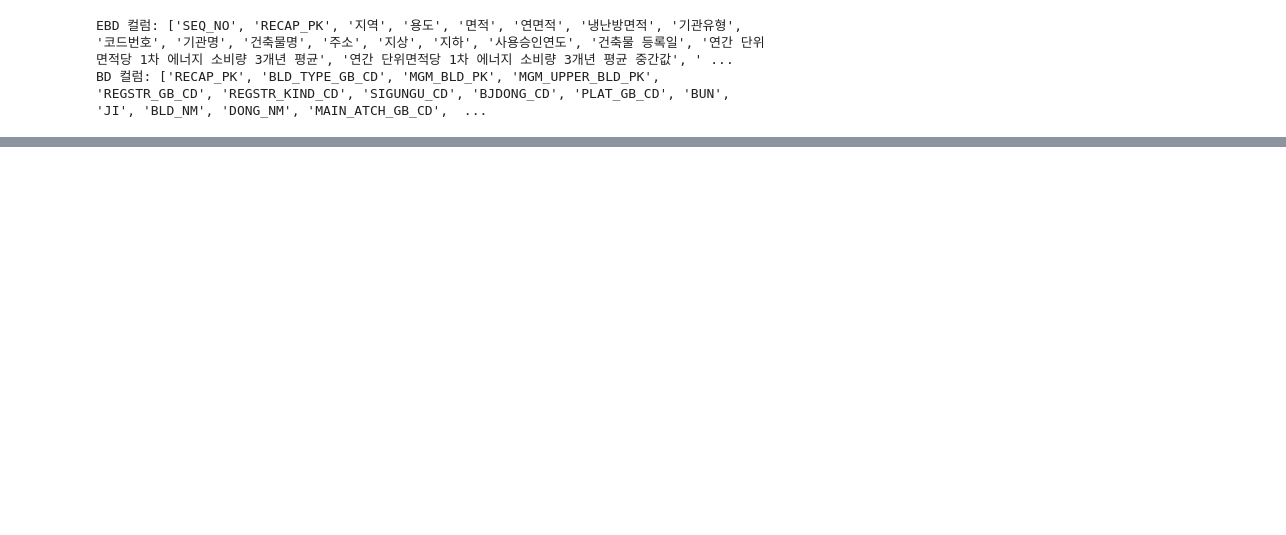
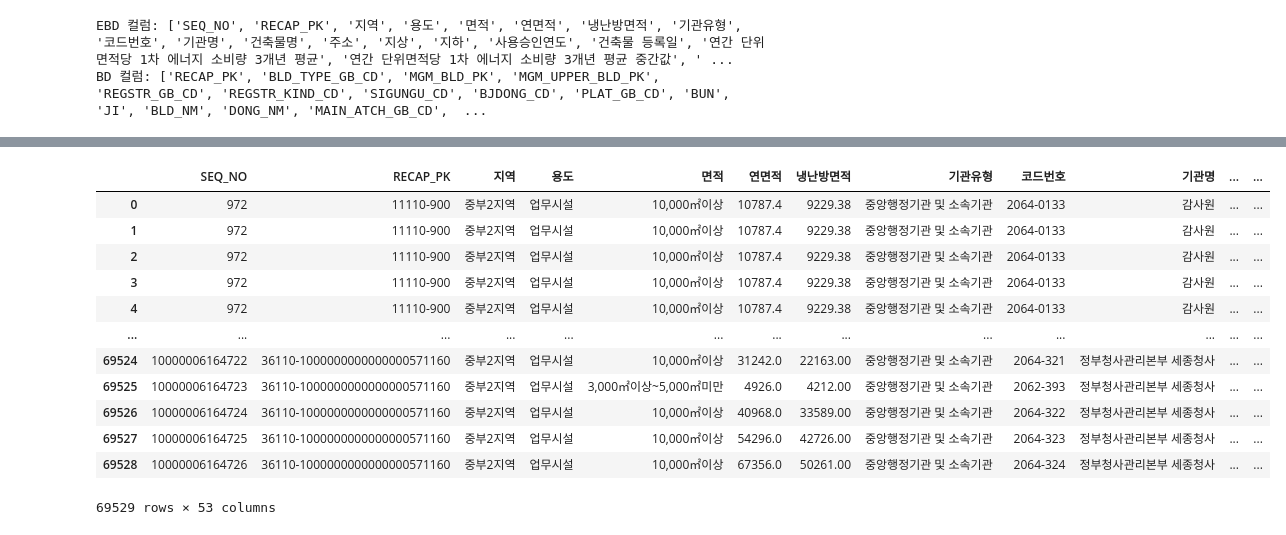
Before and after one commit to P-oong/REB_green-remodeling-project, a Jupyter notebook: 01_matching_energy_buildings/notebooks/2차작업장.ipynb, the cells around one changed output, grey strips where cells are left out. Saved outputs shown, nothing was run; the diff lists cells and outputs as text; code cells hidden in the pictures; blank space fills up the shorter version.

```diff
--- a/01_matching_energy_buildings/notebooks/2차작업장.ipynb
+++ b/01_matching_energy_buildings/notebooks/2차작업장.ipynb
@@ -79,0 +40,13 @@ Name: TOTAREA, Length: 13712, dtype: float64
+# %%
+# EBD: '사용승인연도'를 datetime으로 변환 (형식이 YYYY-MM-DD이므로 format 지정)
+ebd['사용승인연도'] = pd.to_datetime(ebd['사용승인연도'], format='%Y-%m-%d', errors='coerce')
+
+# BD: 'USE_DATE'를 float에서 datetime으로 변환
+# NaN 값은 pd.NaT로 처리합니다.
+bd['USE_DATE'] = bd['USE_DATE'].apply(
+    lambda x: pd.to_datetime(str(int(x)), format='%Y%m%d', errors='coerce') if pd.notnull(x) else pd.NaT
+)
+
+# 병합을 위해 두 컬럼을 동일한 문자열 형식으로 변경 (원한다면 datetime 그대로도 사용 가능)
+ebd['사용승인연도'] = ebd['사용승인연도'].dt.strftime('%Y-%m-%d')
+bd['USE_DATE'] = bd['USE_DATE'].dt.strftime('%Y-%m-%d')
@@ -79,0 +470,17 @@ Name: TOTAREA, Length: 13712, dtype: float64
+# %%
+merged_ebd = pd.merge(ebd, bd, on='RECAP_PK', how='left', suffixes=('_ebd', '_bd'))
+merged_ebd
+# %% [output]
+|  | SEQ_NO | RECAP_PK | 지역 | 용도 | 면적 | 연면적 | 냉난방면적 | 기관유형 | 코드번호 | 기관명 | ... | ... |
+| 0 | 972 | 11110-900 | 중부2지역 | 업무시설 | 10,000㎡이상 | 10787.4 | 9229.38 | 중앙행정기관 및 소속기관 | 2064-0133 | 감사원 | ... | ... |
+| 1 | 972 | 11110-900 | 중부2지역 | 업무시설 | 10,000㎡이상 | 10787.4 | 9229.38 | 중앙행정기관 및 소속기관 | 2064-0133 | 감사원 | ... | ... |
+| 2 | 972 | 11110-900 | 중부2지역 | 업무시설 | 10,000㎡이상 | 10787.4 | 9229.38 | 중앙행정기관 및 소속기관 | 2064-0133 | 감사원 | ... | ... |
+| 3 | 972 | 11110-900 | 중부2지역 | 업무시설 | 10,000㎡이상 | 10787.4 | 9229.38 | 중앙행정기관 및 소속기관 | 2064-0133 | 감사원 | ... | ... |
+| 4 | 972 | 11110-900 | 중부2지역 | 업무시설 | 10,000㎡이상 | 10787.4 | 9229.38 | 중앙행정기관 및 소속기관 | 2064-0133 | 감사원 | ... | ... |
+| ... | ... | ... | ... | ... | ... | ... | ... | ... | ... | ... | ... | ... |
+| 69524 | 10000006164722 | 36110-1000000000000000571160 | 중부2지역 | 업무시설 | 10,000㎡이상 | 31242.0 | 22163.00 | 중앙행정기관 및 소속기관 | 2064-321 | 정부청사관리본부 세종청사 | ... | ... |
+| 69525 | 10000006164723 | 36110-1000000000000000571160 | 중부2지역 | 업무시설 | 3,000㎡이상~5,000㎡미만 | 4926.0 | 4212.00 | 중앙행정기관 및 소속기관 | 2062-393 | 정부청사관리본부 세종청사 | ... | ... |
+| 69526 | 10000006164724 | 36110-1000000000000000571160 | 중부2지역 | 업무시설 | 10,000㎡이상 | 40968.0 | 33589.00 | 중앙행정기관 및 소속기관 | 2064-322 | 정부청사관리본부 세종청사 | ... | ... |
+| 69527 | 10000006164725 | 36110-1000000000000000571160 | 중부2지역 | 업무시설 | 10,000㎡이상 | 54296.0 | 42726.00 | 중앙행정기관 및 소속기관 | 2064-323 | 정부청사관리본부 세종청사 | ... | ... |
+| 69528 | 10000006164726 | 36110-1000000000000000571160 | 중부2지역 | 업무시설 | 10,000㎡이상 | 67356.0 | 50261.00 | 중앙행정기관 및 소속기관 | 2064-324 | 정부청사관리본부 세종청사 | ... | ... |
+69529 rows × 53 columns
```
Also changed, not shown: parts of 20 cells of this notebook.
